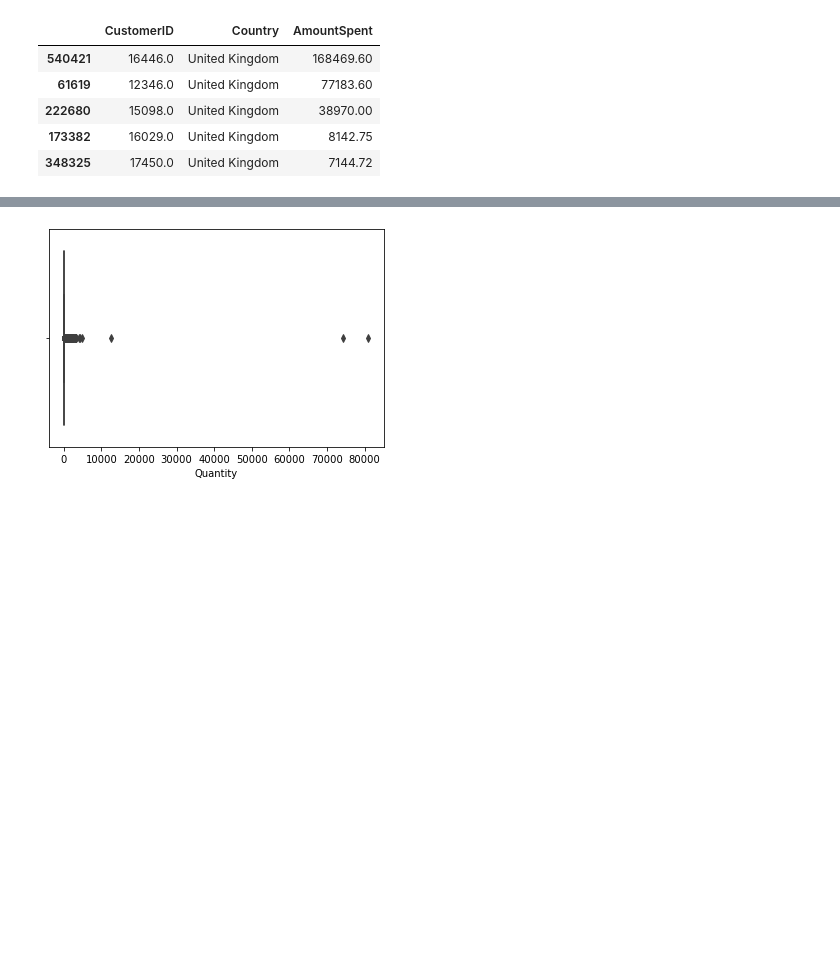
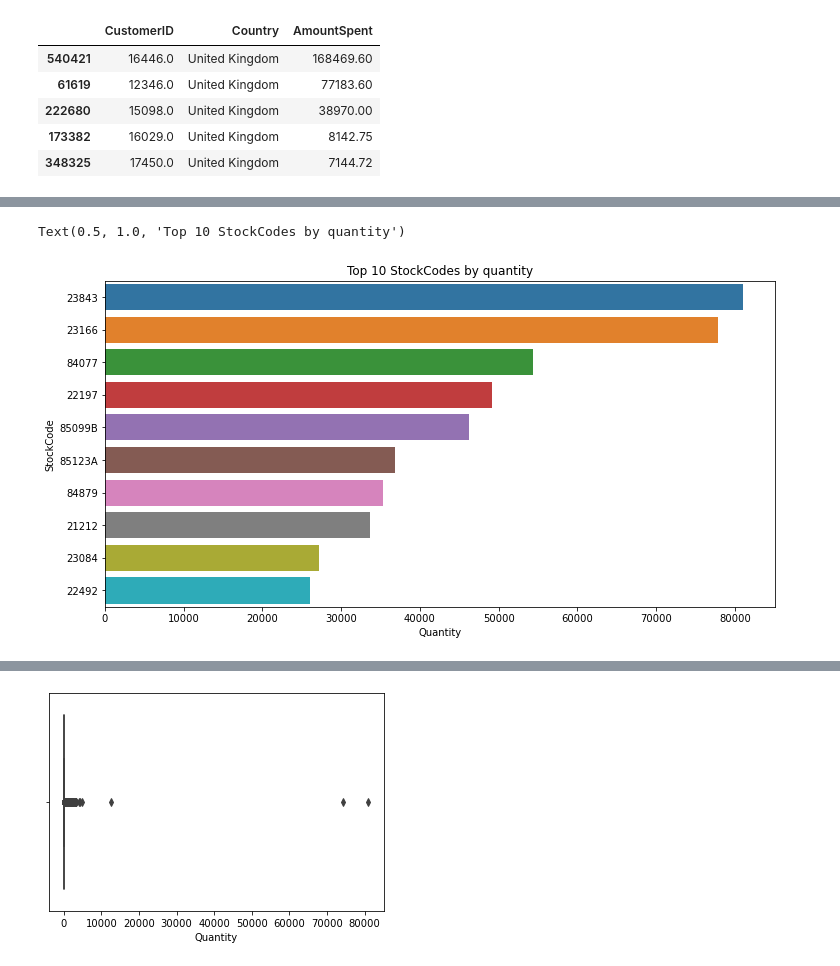
Before and after one commit to bhavesh-1995/fireblazework, a Jupyter notebook: fireblaze work/project2/Customer Segmentation/Customer Segmentation.ipynb, the cells around one changed output, grey strips where cells are left out. Cells and saved outputs as stored; diff of their text form; code cells hidden in the pictures; blank space fills up the shorter version.

```diff
--- a/fireblaze work/project2/Customer Segmentation/Customer Segmentation.ipynb
+++ b/fireblaze work/project2/Customer Segmentation/Customer Segmentation.ipynb
@@ -153,3 +155,10 @@ hm.sort_values(by='AmountSpent', ascending=False).iloc[:5]
 | 222680 | 15098.0 | United Kingdom | 38970.00 |
 | 173382 | 16029.0 | United Kingdom | 8142.75 |
 | 348325 | 17450.0 | United Kingdom | 7144.72 |
+# %%
+# TOP 10 STOCKCODES BY QUANTITY
+df4=df.groupby('StockCode').sum()
+df4.sort_values(['Quantity'], ascending=False,inplace=True)
+df4.reset_index(inplace=True)
+df5=df4[['StockCode','Quantity']][:10]
+df5
@@ -155,0 +177,8 @@ hm.sort_values(by='AmountSpent', ascending=False).iloc[:5]
+# %%
+# top 10 StockCodes by quantity
+plt.figure(figsize=(12,6))
+sns.barplot(x=df5['Quantity'],y=df5['StockCode'])
+plt.title('Top 10 StockCodes by quantity')
+# %% [output]
+Text(0.5, 1.0, 'Top 10 StockCodes by quantity')
+[figure, added]
```
Also changed, not shown: parts of 39 cells of this notebook, 19 other files.
